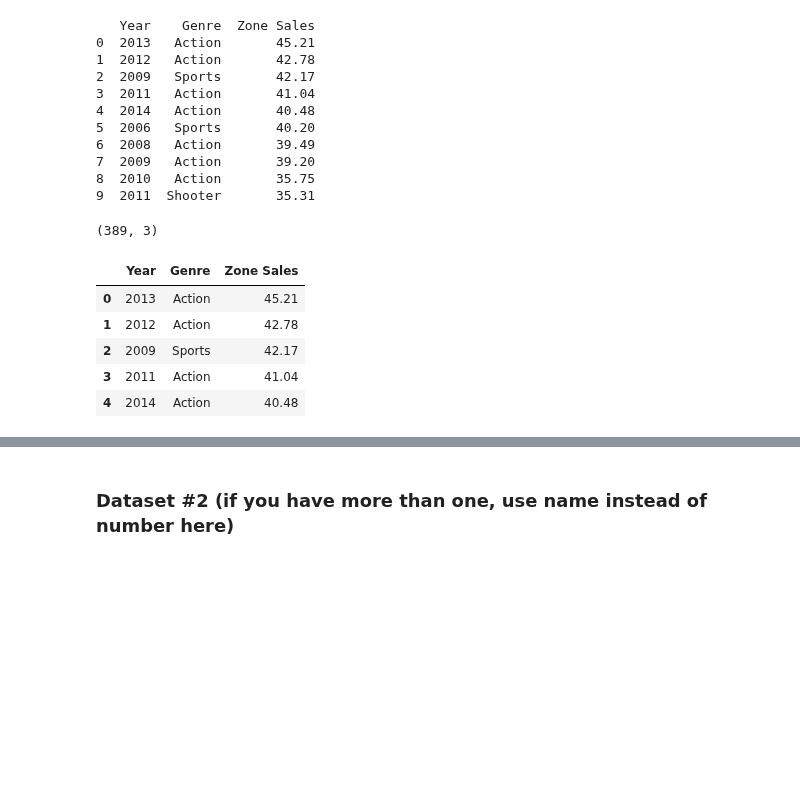
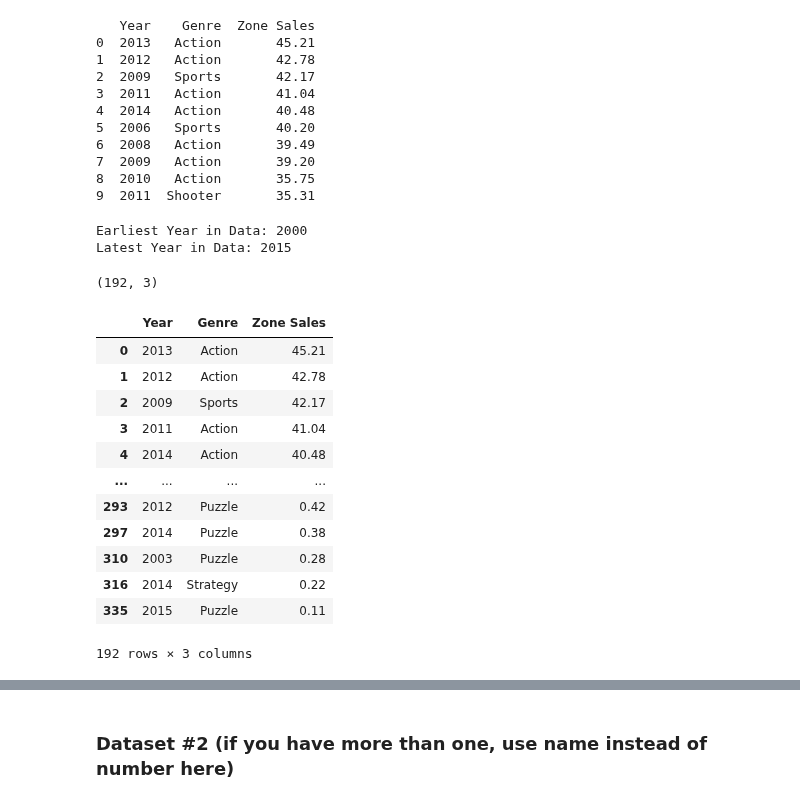
Before and after one commit to COGS108/Group037_WI26, a Jupyter notebook: 03-FinalProject.ipynb, the cells around one changed output, grey strips where cells are left out. Cells and saved outputs as stored; diff of their text form; code cells hidden in the pictures; blank space fills up the shorter version.

```diff
--- a/03-FinalProject.ipynb
+++ b/03-FinalProject.ipynb
@@ -148,16 +148,31 @@ print(clean_vg_sales.head(10))
 7  2009   Action       39.20
 8  2010   Action       35.75
 9  2011  Shooter       35.31
+# %%
+clean_vg_sales = clean_vg_sales[(clean_vg_sales['Year'] >= 2000) & (clean_vg_sales['Year'] <= 2015)]
+
+print(f"Earliest Year in Data: {clean_vg_sales['Year'].min()}")
+print(f"Latest Year in Data: {clean_vg_sales['Year'].max()}")
+# %% [output]
+Earliest Year in Data: 2000
+Latest Year in Data: 2015
 # %%
 clean_vg_sales.shape
 # %% [output]
-(389, 3)
+(192, 3)
 # %%
-clean_vg_sales.head()
+clean_vg_sales
 # %% [output]
 |  | Year | Genre | Zone Sales |
 | 0 | 2013 | Action | 45.21 |
 | 1 | 2012 | Action | 42.78 |
 | 2 | 2009 | Sports | 42.17 |
 | 3 | 2011 | Action | 41.04 |
 | 4 | 2014 | Action | 40.48 |
+| ... | ... | ... | ... |
+| 293 | 2012 | Puzzle | 0.42 |
+| 297 | 2014 | Puzzle | 0.38 |
+| 310 | 2003 | Puzzle | 0.28 |
+| 316 | 2014 | Strategy | 0.22 |
+| 335 | 2015 | Puzzle | 0.11 |
+192 rows × 3 columns
```
Also changed, not shown: parts of 7 cells of this notebook.
